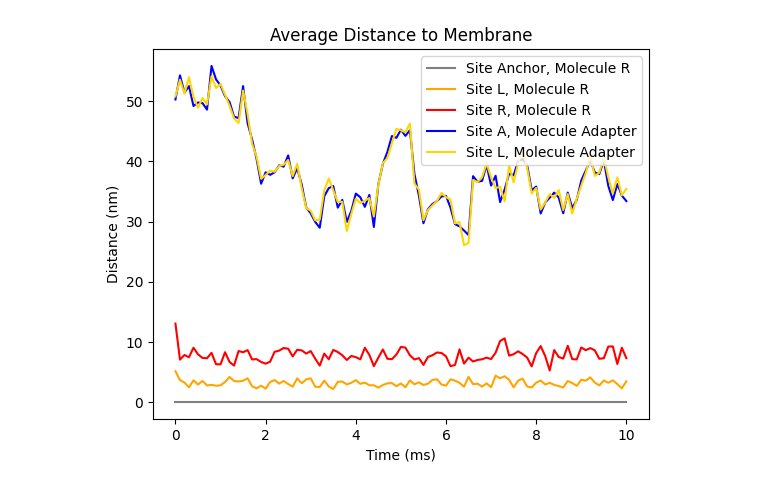
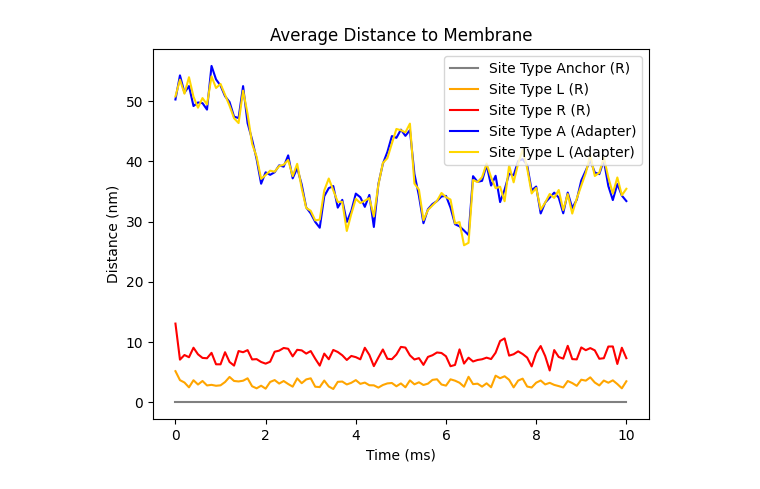
Before and after one commit to MolClustPy/SpringSaLaD-Python-Viz, a Jupyter notebook: Average_z_pos.ipynb, the cells around one changed output. Cells and saved outputs as stored; diff of their text form; code cells hidden in the pictures.

```diff
--- a/Average_z_pos.ipynb
+++ b/Average_z_pos.ipynb
@@ -41,25 +41,25 @@ def average_Z(df, color):
 # %%
 color_list = list(data_frame_list[0]['Color'].unique())
 #color_list = ['RED', 'ORANGE', 'BLUE']
 
 z_values = []
 
 for color in color_list:
     line = []
     for data_frame in data_frame_list:
         line.append(average_Z(data_frame,color))
     z_values.append([color, line])
 
 for line in z_values:
     plt.plot([float(time)*1000 for time in times], line[1], color=line[0].replace('_','').lower())
 
 plt.title('Average Distance to Membrane')
 plt.xlabel('Time (ms)')
 plt.ylabel('Distance (nm)')
 
 #Have to add label manually since there can be multiple distinct sites with the same color
-plt.legend(['Site Anchor, Molecule R', 'Site L, Molecule R', 'Site R, Molecule R', 'Site A, Molecule Adapter', 'Site L, Molecule Adapter'])
+plt.legend(['Site Type Anchor (R)', 'Site Type L (R)', 'Site Type R (R)', 'Site Type A (Adapter)', 'Site Type L (Adapter)'])
 
 plt.show()
 # %% [output]
-[figure, old version]
+[figure, new version]
```
Also changed, not shown: 4 other files.
